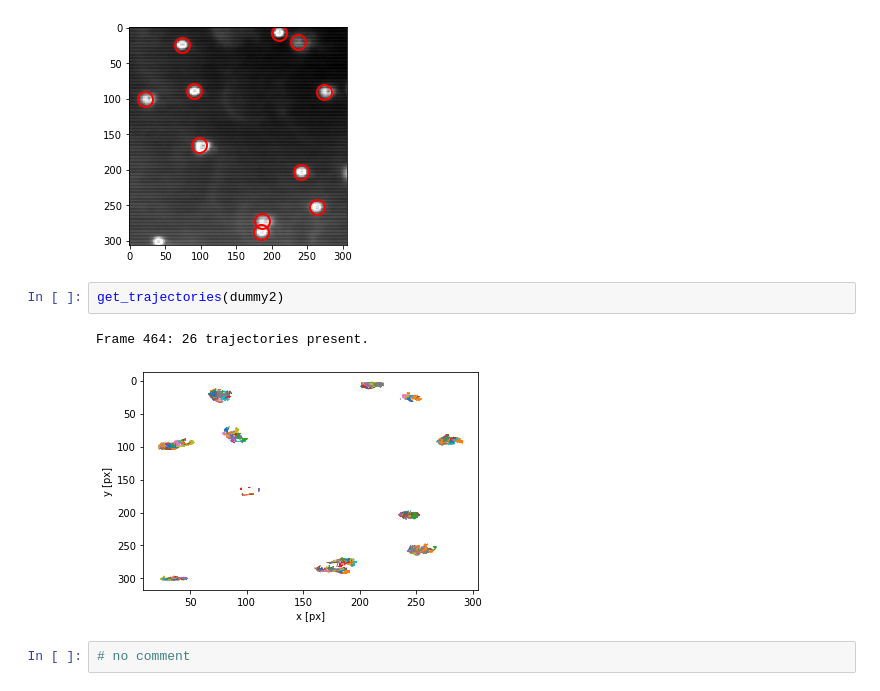
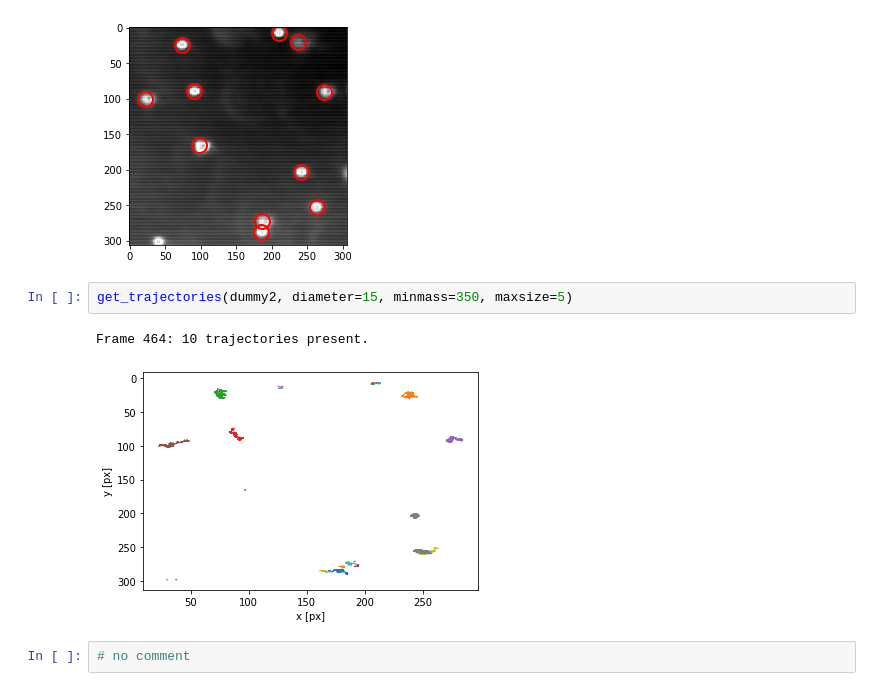
Before and after one commit to dbautista98/BMC_analysis, a Jupyter notebook: cole-exploration.ipynb, the cells around one changed output. Drawn from its saved outputs; the diff is of its cells as text.

```diff
--- a/cole-exploration.ipynb
+++ b/cole-exploration.ipynb
@@ -166,10 +166,10 @@ path4 = "../data/beads/1.66_visc_PVP_2.03_um-40x/*.bmp"
 dummy2 = annotate(path4, diameter=15, minmass=350, maxsize=5)
 # %% [output]
 [figure]
-# %%
-get_trajectories(dummy2)
-# %% [output]
-Frame 464: 26 trajectories present.
-[figure, removed]
+# %%
+get_trajectories(dummy2, diameter=15, minmass=350, maxsize=5)
+# %% [output]
+Frame 464: 10 trajectories present.
+[figure, added]
 # %%
 # no comment
```
Also changed, not shown: parts of 25 cells of this notebook.
